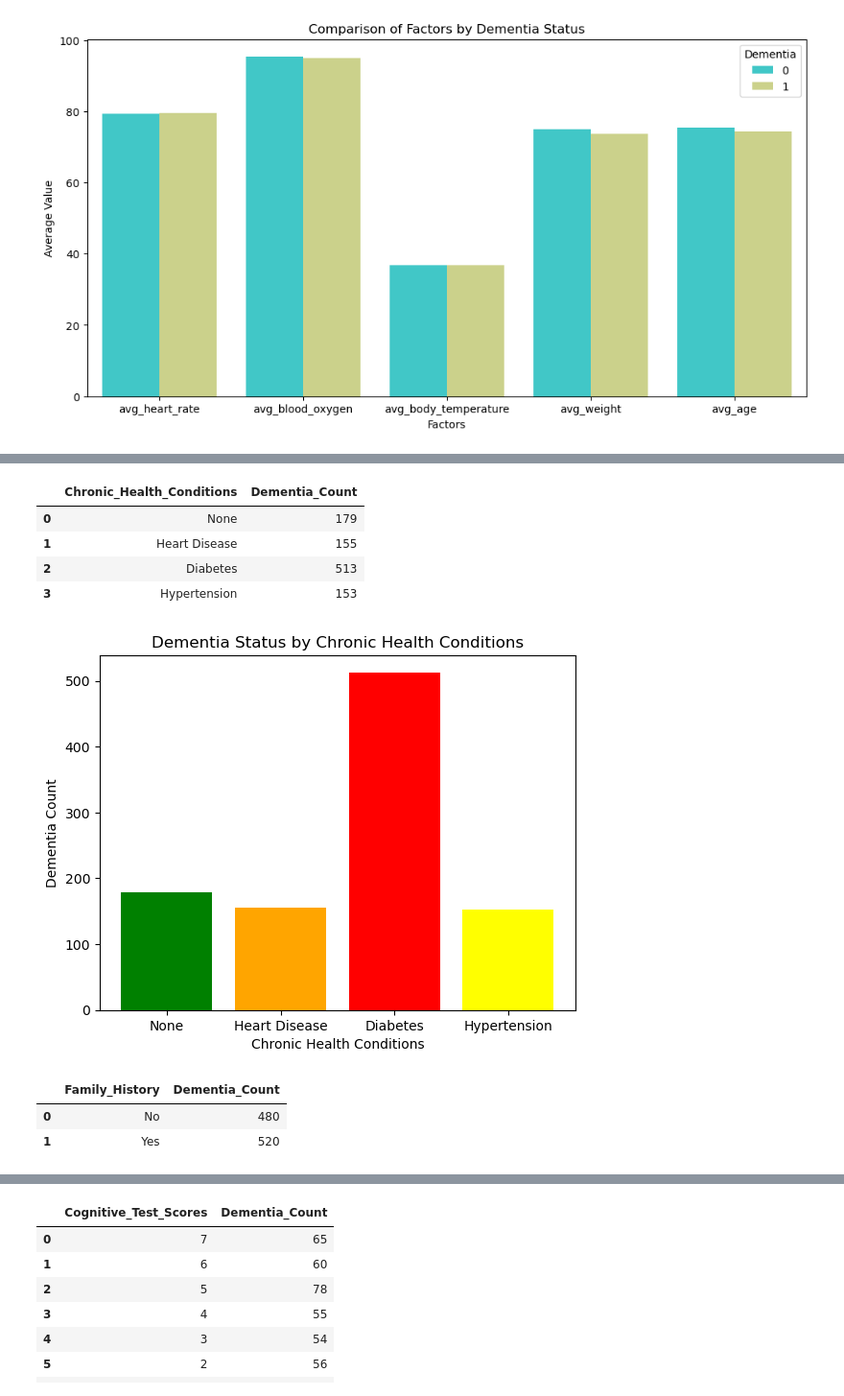
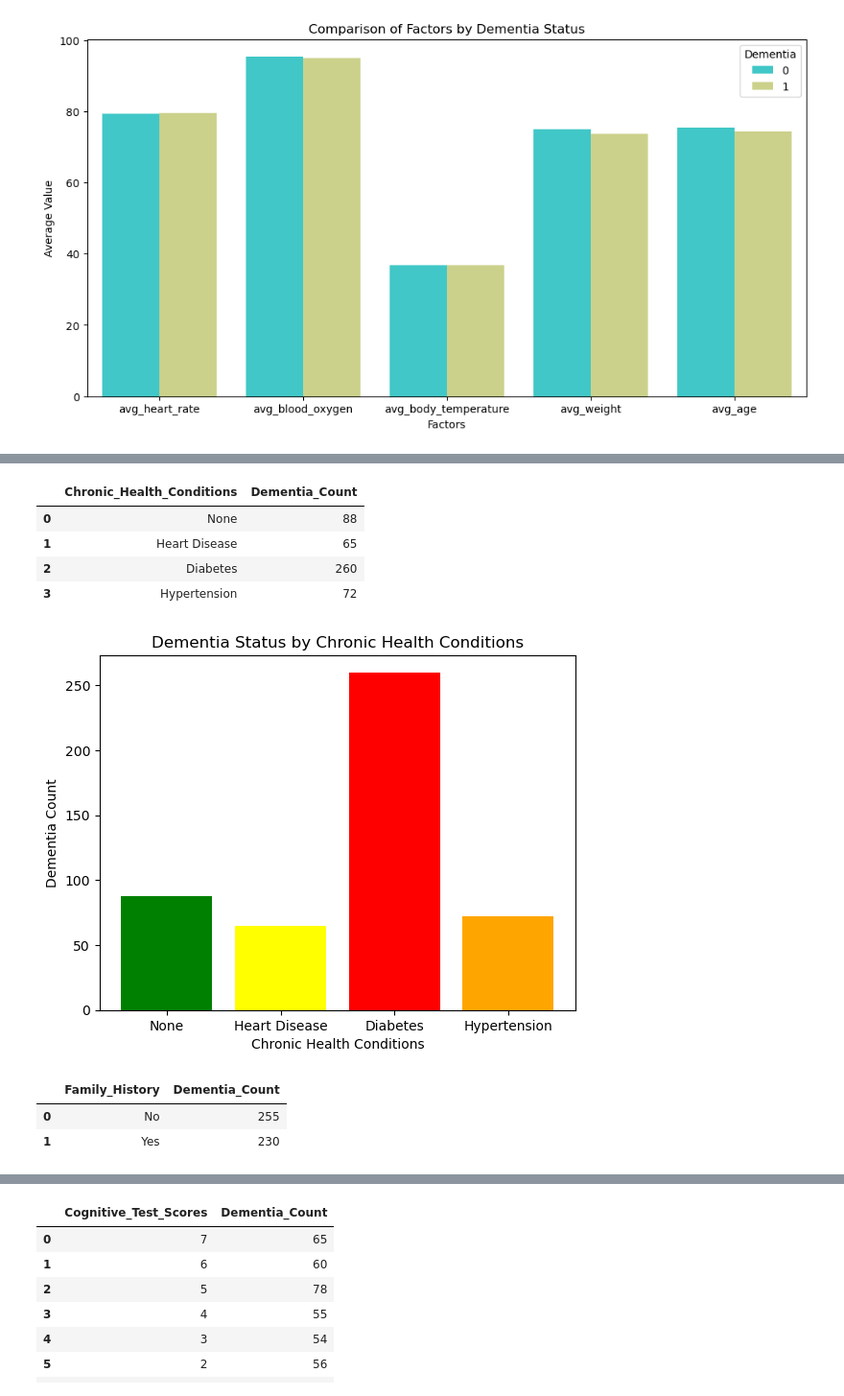
Before and after one commit to HollaNotes/Dementia_Predictors_Project_4, a Jupyter notebook: dementia_overview.ipynb, the cells around one changed output, grey strips where cells are left out. Shown: that part at 96% size. Saved outputs shown, nothing was run; the diff lists cells and outputs as text; code cells hidden in the pictures.

Commit message:
modified dementia overview

```diff
--- a/dementia_overview.ipynb
+++ b/dementia_overview.ipynb
@@ -167,6 +166,7 @@ query = """
         Chronic_Health_Conditions,
         COUNT(*) AS Dementia_Count
     FROM dementia_data
+    WHERE Dementia = 1
     GROUP BY Chronic_Health_Conditions
 """
 
@@ -175,19 +175,19 @@ chronic_health_result_df = chronic_health_result.toPandas()
 chronic_health_result_df
 # %% [output]
 |  | Chronic_Health_Conditions | Dementia_Count |
-| 0 | None | 179 |
-| 1 | Heart Disease | 155 |
-| 2 | Diabetes | 513 |
-| 3 | Hypertension | 153 |
+| 0 | None | 88 |
+| 1 | Heart Disease | 65 |
+| 2 | Diabetes | 260 |
+| 3 | Hypertension | 72 |
 # %%
 # plot for dementia status by chronic health conditions
-plt.bar(chronic_health_result_df['Chronic_Health_Conditions'], chronic_health_result_df['Dementia_Count'], color=['green', 'orange', 'red', 'yellow'])
+plt.bar(chronic_health_result_df['Chronic_Health_Conditions'], chronic_health_result_df['Dementia_Count'], color=['green', 'yellow', 'red', 'orange'])
 plt.xlabel('Chronic Health Conditions')
 plt.ylabel('Dementia Count')
 plt.title('Dementia Status by Chronic Health Conditions')
 plt.show()
 # %% [output]
-[figure, old version]
+[figure, new version]
 # %%
 # dementia status by family history
 query = """
@@ -195,6 +195,7 @@ query = """
         Family_History,
         COUNT(*) AS Dementia_Count
     FROM dementia_data
+    WHERE Dementia = 1
     GROUP BY Family_History
 """
 
@@ -204,8 +205,8 @@ family_history_result_df = family_history_result.toPandas()
 family_history_result_df
 # %% [output]
 |  | Family_History | Dementia_Count |
-| 0 | No | 480 |
-| 1 | Yes | 520 |
+| 0 | No | 255 |
+| 1 | Yes | 230 |
 # %%
 #plot for dementia status by family history
 plt.bar(family_history_result_df['Family_History'], family_history_result_df['Dementia_Count'], color=['blue', 'red'])
```
Also changed, not shown: parts of 5 cells of this notebook.
